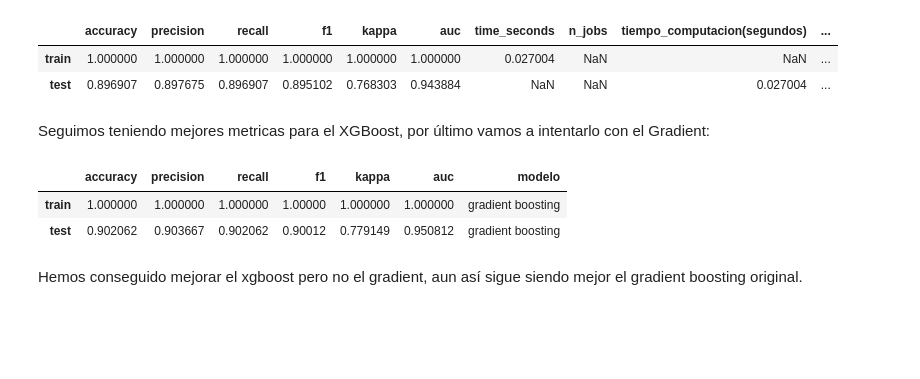
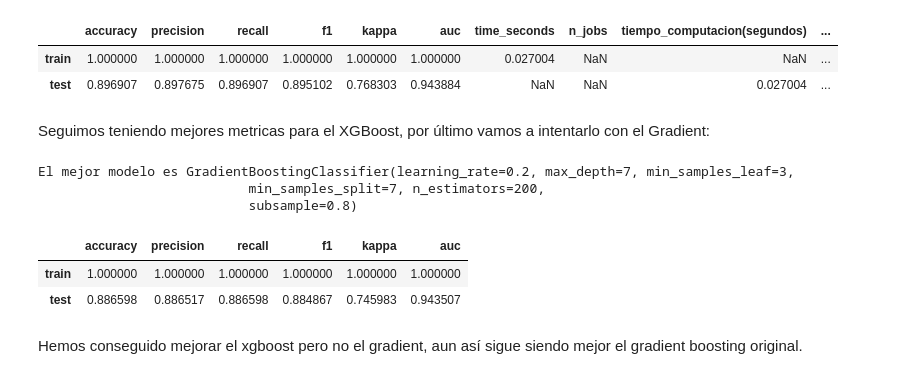
Before and after one commit to elenacano/Proyecto8-PrediccionRetencionEmpleados, a Jupyter notebook: Modelo4/notebooks/6-modelos.ipynb, the cells around one changed output. Saved outputs shown, nothing was run; the diff lists cells and outputs as text; code cells hidden in the pictures; blank space fills up the shorter version.

Commit message:
Modelo8

```diff
--- a/Modelo4/notebooks/6-modelos.ipynb
+++ b/Modelo4/notebooks/6-modelos.ipynb
@@ -258,21 +261,24 @@ Seguimos teniendo mejores metricas para el XGBoost, por último vamos a intentar
 # %%
 # Gradiente Boosting
 params_gradient={
-                'n_estimators': [150, 200, 250],
+                'n_estimators': [150, 200, 225],
                 'learning_rate': [0.1, 0.2, 0.3],
-                'max_depth': [4, 5, 7],
+                'max_depth': [4, 5, 6, 7],
                 'min_samples_split': [2, 4, 5, 7, 10],
-                'min_samples_leaf': [3, 4, 5],
+                'min_samples_leaf': [2, 3, 4, 5],
                 'subsample': [0.8, 1.0]
             }
 
 modelo_clasificacion.ajustar_modelo("gradient_boosting", param_grid=params_gradient)
 df_resultados_gradient_boosting = modelo_clasificacion.calcular_metricas(modelo_nombre = "gradient_boosting")
 
 df_resultados_gradient_boosting
 # %% [output]
+El mejor modelo es GradientBoostingClassifier(learning_rate=0.2, max_depth=7, min_samples_leaf=3,
+                           min_samples_split=7, n_estimators=200,
+                           subsample=0.8)
-|  | accuracy | precision | recall | f1 | kappa | auc | modelo |
-| train | 1.000000 | 1.000000 | 1.000000 | 1.00000 | 1.000000 | 1.000000 | gradient boosting |
-| test | 0.902062 | 0.903667 | 0.902062 | 0.90012 | 0.779149 | 0.950812 | gradient boosting |
+|  | accuracy | precision | recall | f1 | kappa | auc |
+| train | 1.000000 | 1.000000 | 1.000000 | 1.000000 | 1.000000 | 1.000000 |
+| test | 0.886598 | 0.886517 | 0.886598 | 0.884867 | 0.745983 | 0.943507 |
 # %% [markdown]
 Hemos conseguido mejorar el xgboost pero no el gradient, aun así sigue siendo mejor el gradient boosting original.
```
Also changed, not shown: parts of 1 cell of this notebook, 54 other files.
